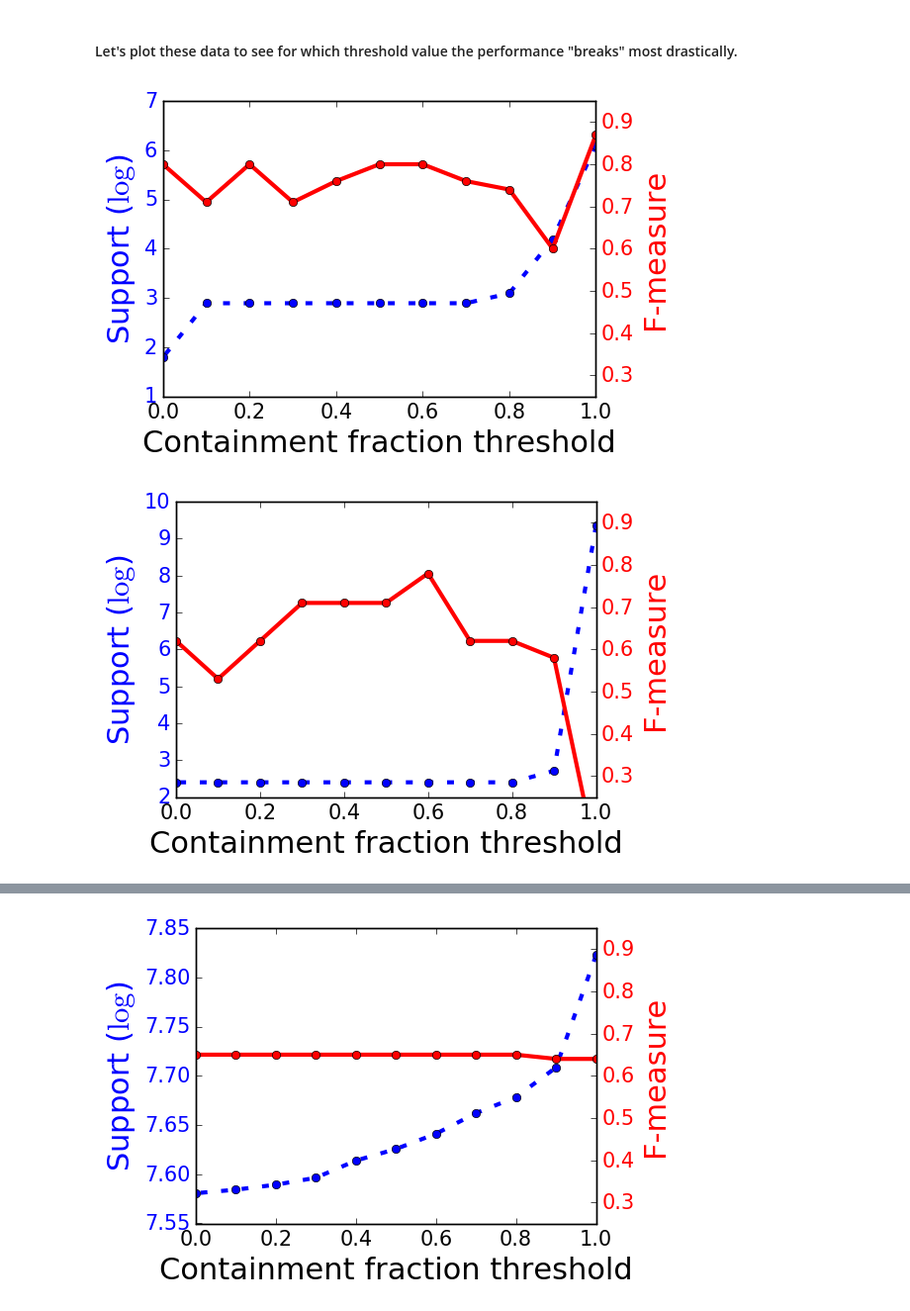
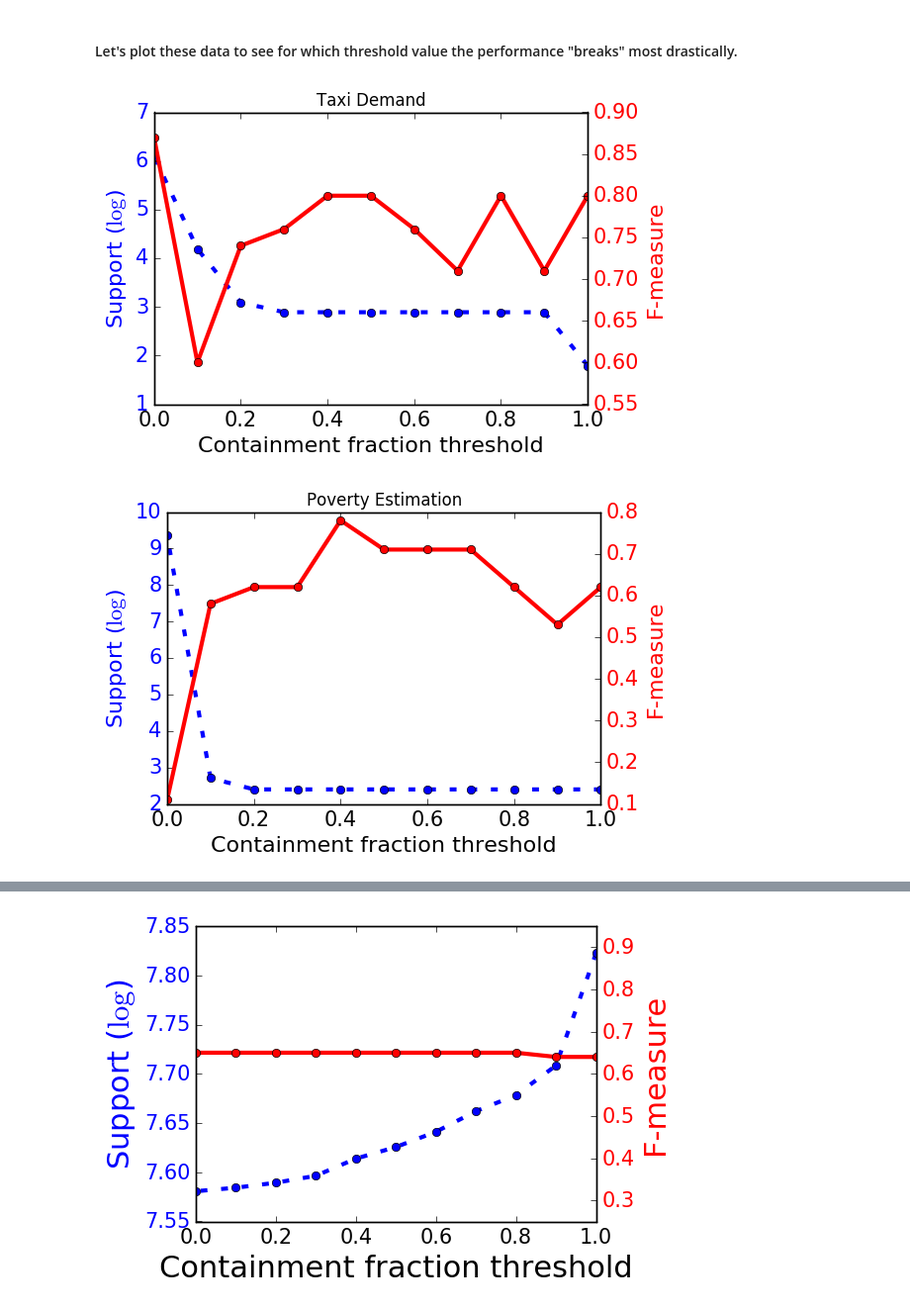
Before and after one commit to VIDA-NYU/prida, a Jupyter notebook: improvement-prediction/classification/Pearson Classifier.ipynb, the cells around one changed output, grey strips where cells are left out. Shown at 99% size. Drawn from its saved outputs; the diff is of its cells as text; code cells hidden in the pictures.

Commit message:
updating color schemes in plots

```diff
--- a/improvement-prediction/classification/Pearson Classifier.ipynb
+++ b/improvement-prediction/classification/Pearson Classifier.ipynb
@@ -329,42 +329,40 @@ import matplotlib.pyplot as plt
 
 THRESHOLDS = [1.0, 0.9, 0.8, 0.7, 0.6, 0.5, 0.4, 0.3, 0.2, 0.1, 0.0]
 
-def plot_fmeasures_and_supports(fmeasures, supports):
+def plot_fmeasures_and_supports(fmeasures, supports, title):
   fig, ax1 = plt.subplots()
   color = 'blue'
   ax1.set_xlabel(r'Containment fraction threshold')
-  ax1.xaxis.label.set_size(22)
+  ax1.xaxis.label.set_size(16)
   #ax1.set_xlim(xmin=0.248,xmax=0.652)
   #extraticks = [0.25, 0.35, 0.45, 0.55, 0.65]
   #ax1.set_xticks(extraticks) #list(ax1.get_xticks()) +
   ax1.set_ylabel(r'Support ($\log$)', color=color)
-  ax1.yaxis.label.set_size(22)
-  #ax1.set_ylim(ymin=0.25, ymax=0.95)
+  ax1.yaxis.label.set_size(16)
   ax1.plot(THRESHOLDS, np.log(supports), 'o--', dashes=(5,10), color=color, linewidth=3, label='Support')
   ax1.tick_params(axis='y', labelcolor=color, labelsize=15)
   ax1.tick_params(axis='x',  labelsize=15)
 
   ax2 = ax1.twinx()  # instantiate a second axes that shares the same x-axis
   #ax2.set_xlim(xmin=0.248,xmax=0.652)
-  ax2.xaxis.label.set_size(22)
+  ax2.xaxis.label.set_size(16)
   #ax2.set_xticks(list(ax2.get_xticks()) + extraticks)
   color = 'red'
   ax2.set_ylabel(r'F-measure', color=color)  # we already handled the x-label with ax1
-  ax2.yaxis.label.set_size(22)
+  ax2.yaxis.label.set_size(16)
   #ax2.set_ylim(ymin=0.475,ymax=0.585)
-  ax2.set_ylim(ymin=0.25,ymax=0.95)
   ax2.plot(THRESHOLDS, fmeasures, 'o-', color=color, linewidth=3, label='F-measure')
   ax2.tick_params(axis='y', labelcolor=color, labelsize=15)
   ax2.tick_params(axis='x',  labelsize=15)
-
+  plt.title(title)
   fig.tight_layout()  # otherwise the right y-label is slightly clipped
   plt.show()
 # %%
-plot_fmeasures_and_supports(taxi_fmeasures[::-1], taxi_supports[::-1])
+plot_fmeasures_and_supports(taxi_fmeasures, taxi_supports, 'Taxi Demand')
 # %% [output]
-[figure, old version]
+[figure, new version]
 # %%
-plot_fmeasures_and_supports(poverty_fmeasures[::-1], poverty_supports[::-1])
+plot_fmeasures_and_supports(poverty_fmeasures, poverty_supports, 'Poverty Estimation')
 # %% [output]
-[figure, old version]
+[figure, new version]
 # %%
```
Also changed, not shown: parts of 49 cells of this notebook, 3 other files.
